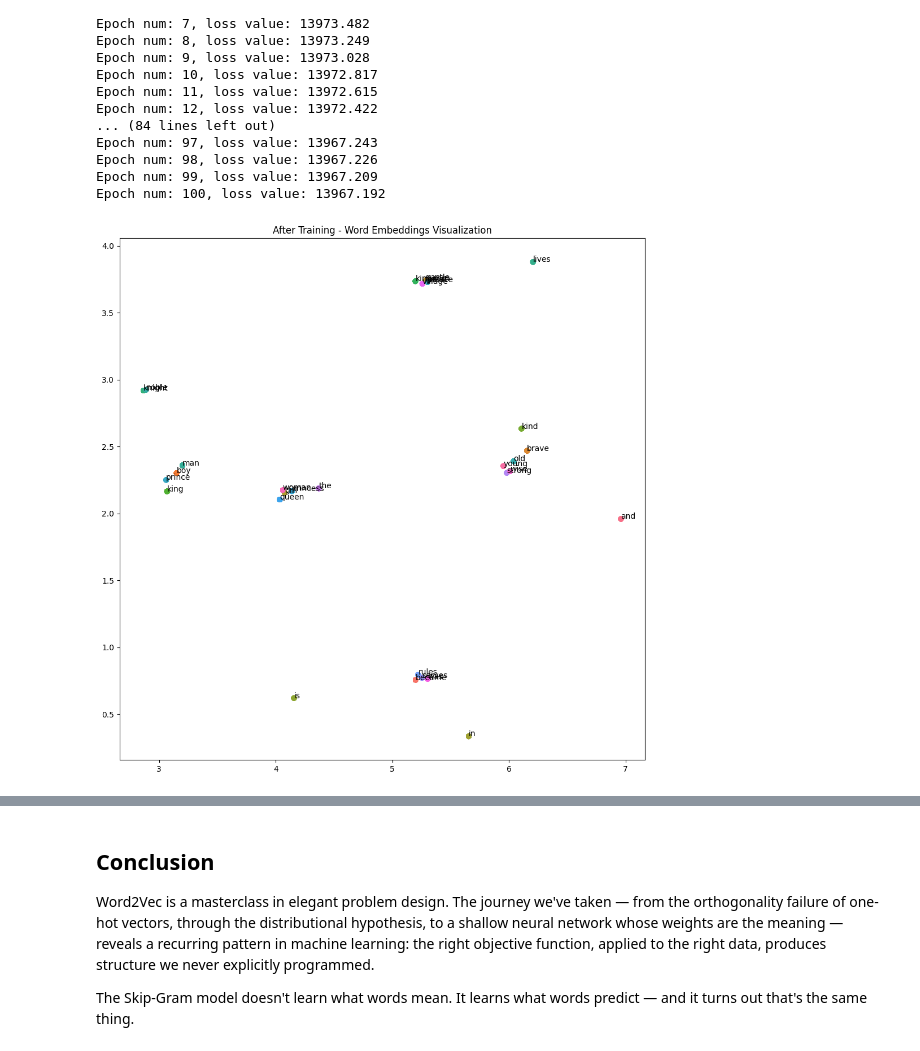
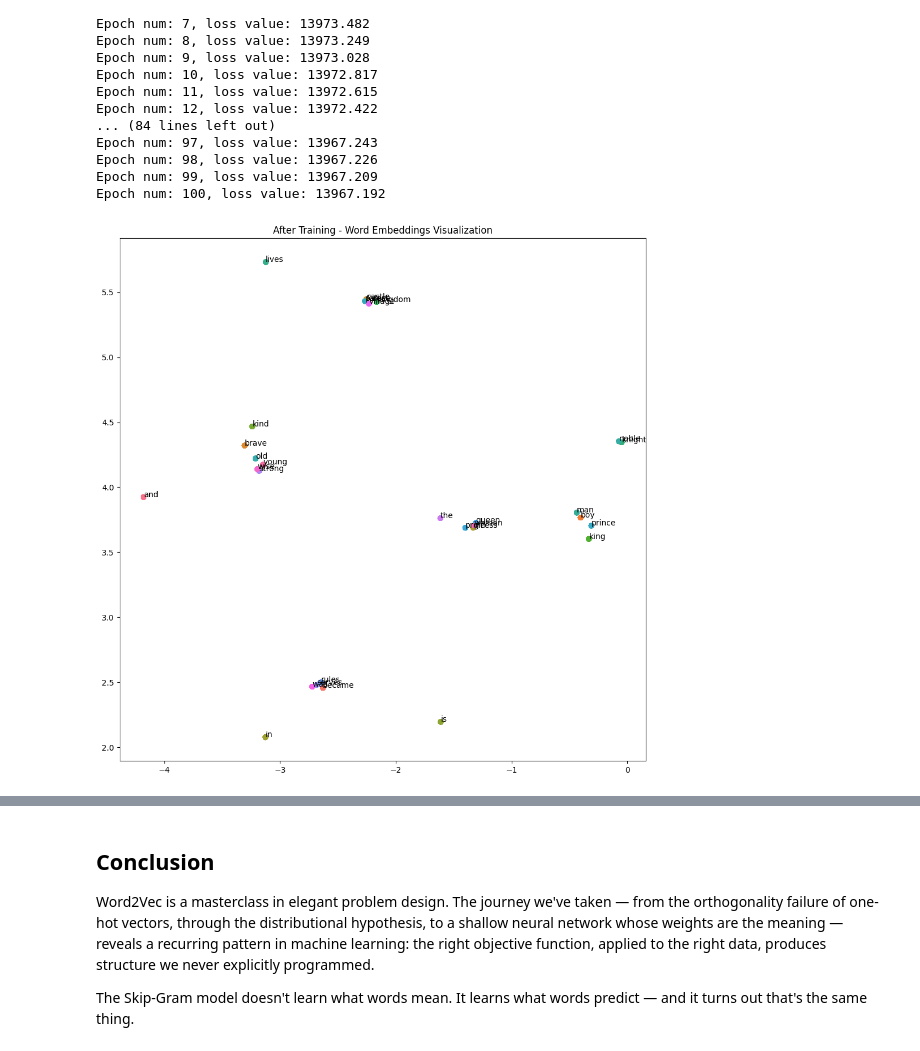
Before and after one commit to saibaba/notebooks, a Jupyter notebook: skipgram_theory_practice.ipynb, the cells around one changed output, grey strips where cells are left out. Saved outputs shown, nothing was run; the diff lists cells and outputs as text; code cells hidden in the pictures.

```diff
--- a/skipgram_theory_practice.ipynb
+++ b/skipgram_theory_practice.ipynb
@@ -994,28 +994,18 @@ tensor([24,  2, 24, 11,  2, 21, 11, 24, 21, 24])
 # %%
 words_to_visualize = vocabulary
 # %%
-def visualize_words_embedding(words_to_visualize, W1, W2, label):
+def visualize_words_embedding(words_to_visualize, W1, stoi, label):
 
-  # select a small group of words
+  indices = [stoi[word] for word in words_to_visualize if word in stoi]
+  word_vectors = W1[indices]
 
-  # extract the model weights
-  word_vectors = W1
-
-  # get the word embeddings
-  indices = [word2index[word] for word in words_to_visualize]
-  word_vectors = word_vectors[indices]
-
-  # fit a 2d t-SNE model to the embedding vectors
-  tsne = TSNE(n_components=2,perplexity=min(20, len(words_to_visualize)))
+  tsne = TSNE(n_components=2,perplexity=min(10, len(words_to_visualize)))
   word_vectors_2d = tsne.fit_transform(word_vectors)
 
-  # get a specific color for each dot
   colors = sns.husl_palette(n_colors = len(words_to_visualize))
 
-  # create a scatter plot of the projection
   plt.figure(figsize=(12,12))
 
-  # annotate the points on the graph
   for i, word in enumerate(words_to_visualize):
     plt.scatter(word_vectors_2d[:, 0], word_vectors_2d[:, 1],c=colors)
     plt.annotate(word, xy=(word_vectors_2d[i, 0], word_vectors_2d[i, 1]))
@@ -1131,6 +1120,6 @@ Epoch num: 100, loss value: 13967.192
 # %%
 
 # visualize the word embeddings aftr training
-visualize_words_embedding(words_to_visualize, W1, W2,"After Training")
+visualize_words_embedding(words_to_visualize, W1, word2index, "After Training")
 # %% [output]
-[figure, old version]
+[figure, new version]
```
Also changed, not shown: parts of 5 cells of this notebook.
